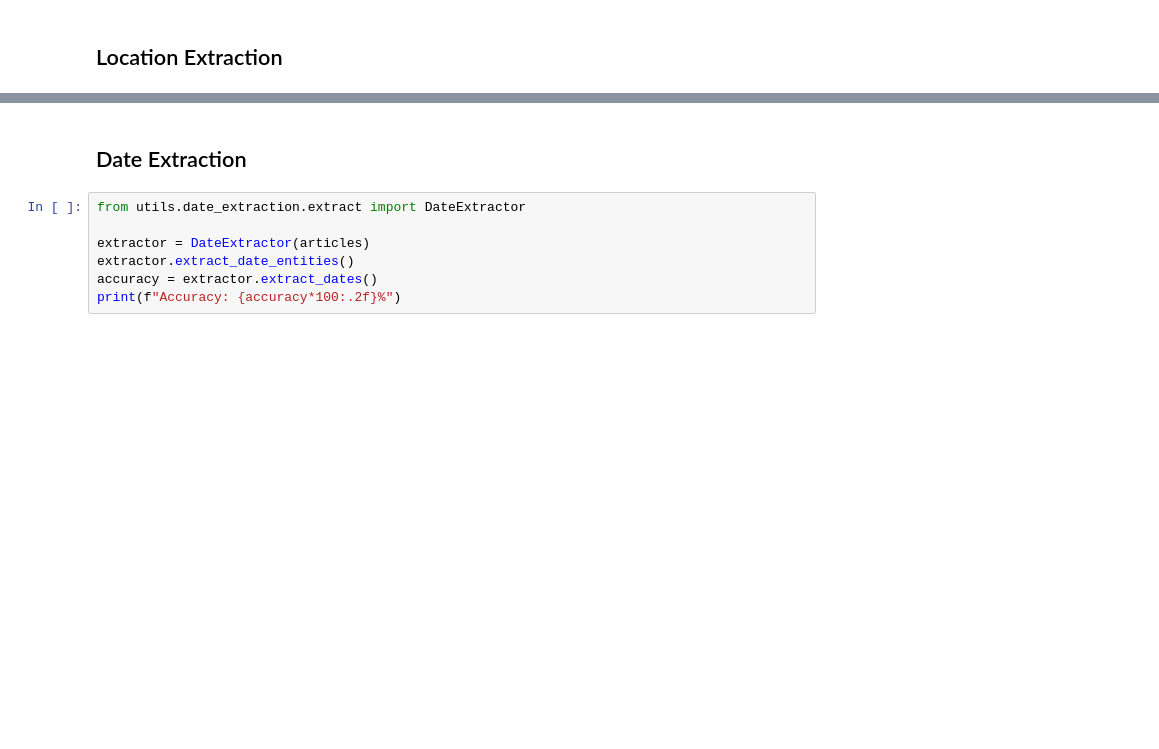
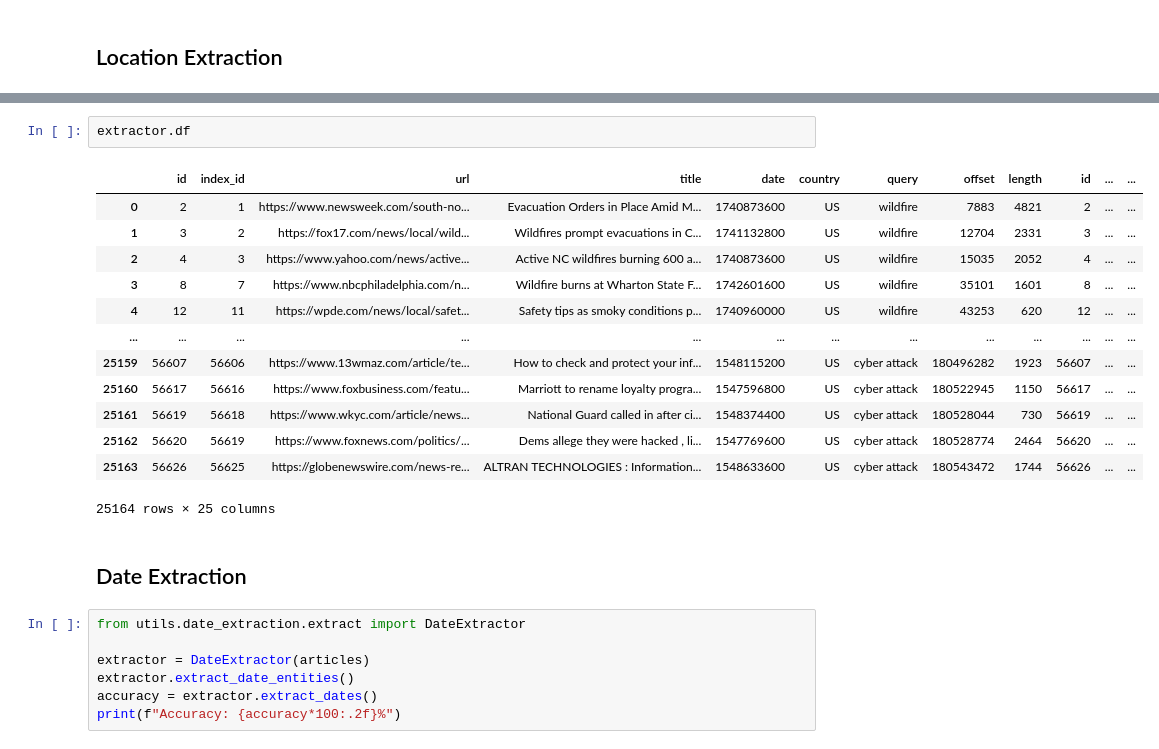
Before and after one commit to nus-course-projects/cs5246-text-mining, a Jupyter notebook: pipeline.ipynb, the cells around one changed output, grey strips where cells are left out. Saved outputs shown, nothing was run; the diff lists cells and outputs as text; blank space fills up the shorter version.

```diff
--- a/pipeline.ipynb
+++ b/pipeline.ipynb
@@ -241,3 +260,19 @@ Building dataframe...
+# %%
+extractor.df
+# %% [output]
+|  | id | index_id | url | title | date | country | query | offset | length | id | ... | ... |
+| 0 | 2 | 1 | https://www.newsweek.com/south-no... | Evacuation Orders in Place Amid M... | 1740873600 | US | wildfire | 7883 | 4821 | 2 | ... | ... |
+| 1 | 3 | 2 | https://fox17.com/news/local/wild... | Wildfires prompt evacuations in C... | 1741132800 | US | wildfire | 12704 | 2331 | 3 | ... | ... |
+| 2 | 4 | 3 | https://www.yahoo.com/news/active... | Active NC wildfires burning 600 a... | 1740873600 | US | wildfire | 15035 | 2052 | 4 | ... | ... |
+| 3 | 8 | 7 | https://www.nbcphiladelphia.com/n... | Wildfire burns at Wharton State F... | 1742601600 | US | wildfire | 35101 | 1601 | 8 | ... | ... |
+| 4 | 12 | 11 | https://wpde.com/news/local/safet... | Safety tips as smoky conditions p... | 1740960000 | US | wildfire | 43253 | 620 | 12 | ... | ... |
+| ... | ... | ... | ... | ... | ... | ... | ... | ... | ... | ... | ... | ... |
+| 25159 | 56607 | 56606 | https://www.13wmaz.com/article/te... | How to check and protect your inf... | 1548115200 | US | cyber attack | 180496282 | 1923 | 56607 | ... | ... |
+| 25160 | 56617 | 56616 | https://www.foxbusiness.com/featu... | Marriott to rename loyalty progra... | 1547596800 | US | cyber attack | 180522945 | 1150 | 56617 | ... | ... |
+| 25161 | 56619 | 56618 | https://www.wkyc.com/article/news... | National Guard called in after ci... | 1548374400 | US | cyber attack | 180528044 | 730 | 56619 | ... | ... |
+| 25162 | 56620 | 56619 | https://www.foxnews.com/politics/... | Dems allege they were hacked , li... | 1547769600 | US | cyber attack | 180528774 | 2464 | 56620 | ... | ... |
+| 25163 | 56626 | 56625 | https://globenewswire.com/news-re... | ALTRAN TECHNOLOGIES : Information... | 1548633600 | US | cyber attack | 180543472 | 1744 | 56626 | ... | ... |
+25164 rows × 25 columns
 # %% [markdown]
 ## Date Extraction
 # %%
```
Also changed, not shown: parts of 9 cells of this notebook, 3 other files.
